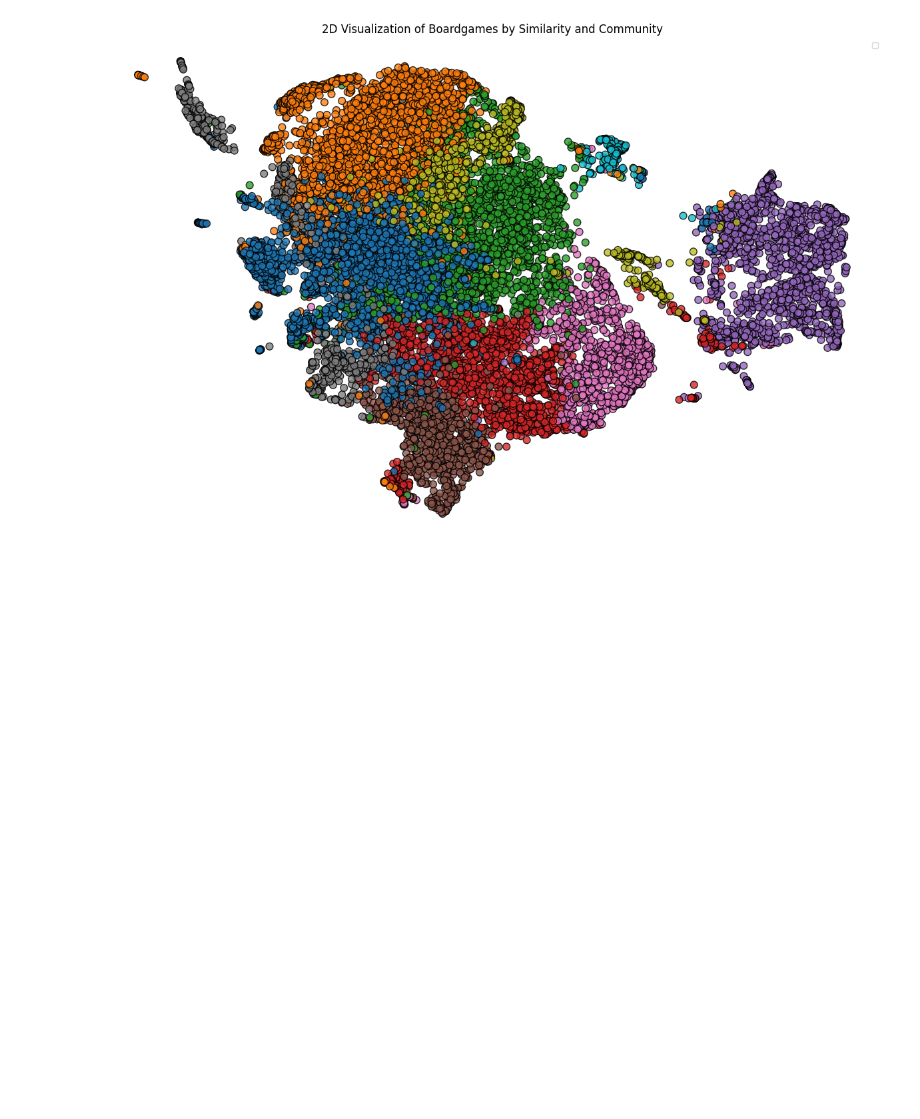
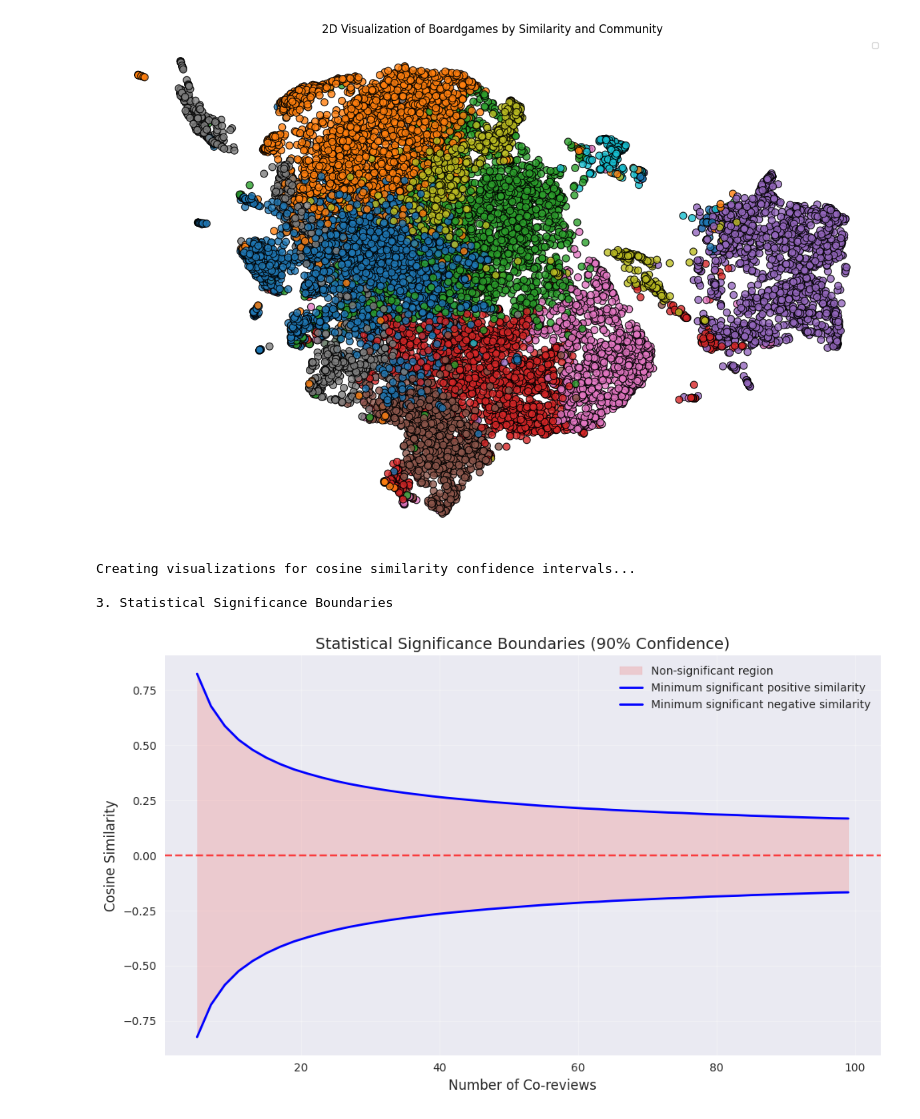
Before and after one commit to Toucan4Life/python-bgg, a Jupyter notebook: notebooks/analyse data louvain.ipynb, the cells around one changed output. Drawn from its saved outputs; the diff is of its cells as text; code cells hidden in the pictures; blank space fills up the shorter version.

```diff
--- a/notebooks/analyse data louvain.ipynb
+++ b/notebooks/analyse data louvain.ipynb
@@ -127,0 +368,36 @@ plt.show()
+# %%
+# Set style
+plt.style.use('seaborn-v0_8')
+
+print("Creating visualizations for cosine similarity confidence intervals...\n")
+
+# 1. Confidence intervals vs sample size
+# print("1. Confidence Intervals vs Sample Size")
+# cosine_similarities = [0.2, 0.4, 0.6, 0.8]
+# plot_confidence_intervals_by_sample_size(cosine_similarities, max_n=150)
+
+# 2. Margin of error heatmap
+# print("2. Margin of Error Heatmap")
+# plot_margin_of_error_heatmap()
+
+# 3. Statistical significance boundaries
+print("3. Statistical Significance Boundaries")
+n_range = np.arange(5, 101, 2)
+plot_significance_boundary(n_range,0.9)
+
+# 4. Example with real data
+# print("4. Example with Simulated Product Data")
+# # Simulate some product similarity data
+# np.random.seed(42)
+# n_products = 10
+# similarities = np.random.normal(0.3, 0.25, n_products)
+# similarities = np.clip(similarities, -0.95, 0.95)  # Keep in valid range
+# n_coreviews = np.random.randint(10, 200, n_products)
+# product_names = [f'Product {chr(65+i)} vs {chr(66+i)}' for i in range(n_products)]
+
+# plot_real_data_example(similarities, n_coreviews, product_names)
+# %% [output]
+Creating visualizations for cosine similarity confidence intervals...
+
+3. Statistical Significance Boundaries
+[figure, added]
```
Also changed, not shown: parts of 6 cells of this notebook, 2 other files.
